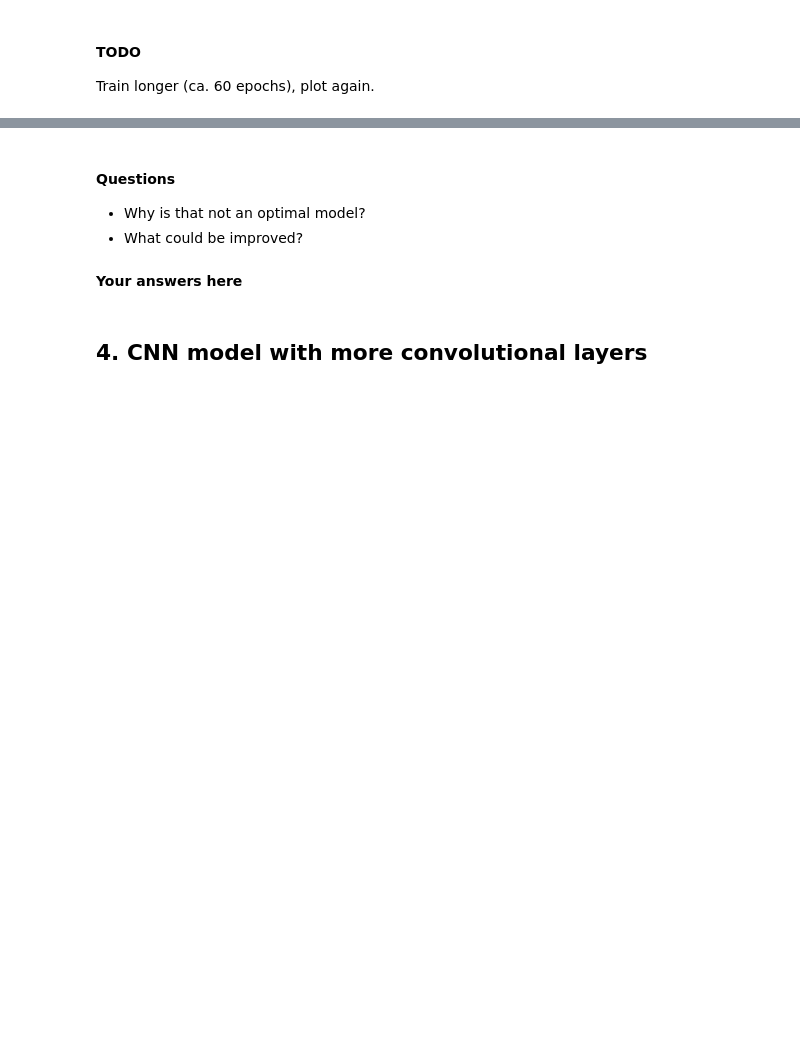
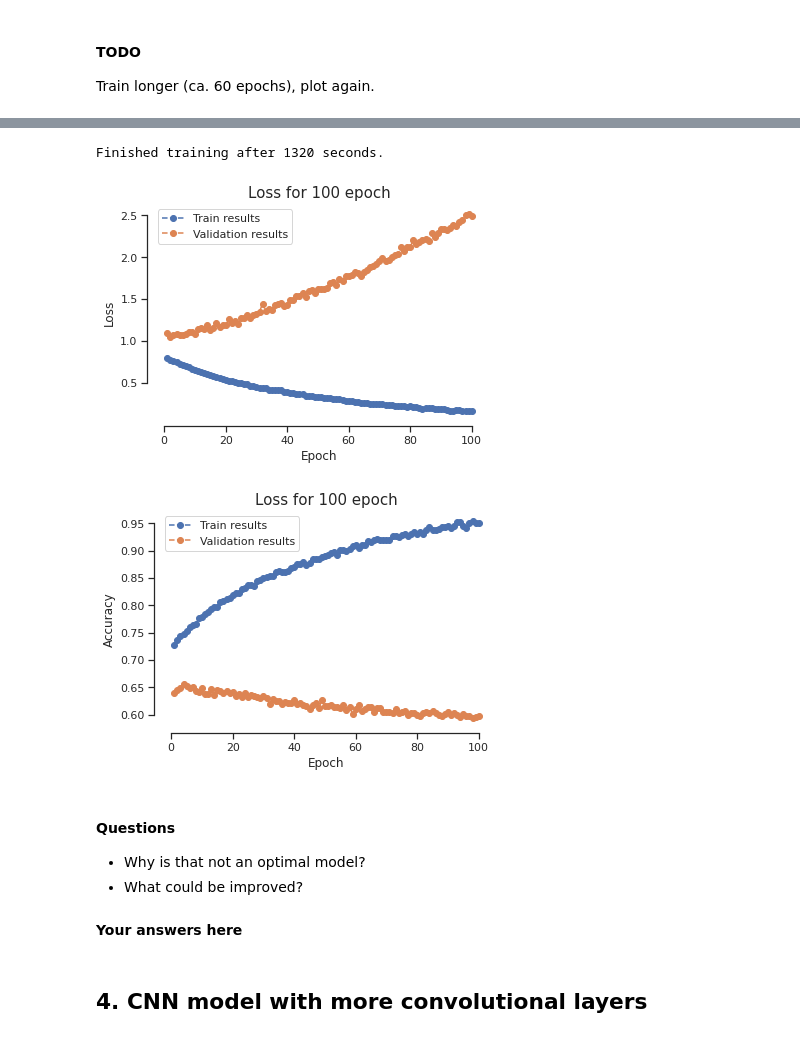
Before and after one commit to philippNolte/WS21deeplearning, a Jupyter notebook: Ex3_2021_Kimia.ipynb, the cells around one changed output, grey strips where cells are left out. Cells and saved outputs as stored; diff of their text form; code cells hidden in the pictures; blank space fills up the shorter version.

```diff
--- a/Ex3_2021_Kimia.ipynb
+++ b/Ex3_2021_Kimia.ipynb
@@ -127,0 +179,6 @@ Train longer (ca. 60 epochs), plot again.
+# %%
+# TODO train and plot
+train_losses, val_losses, train_accs, val_accs, confusion_matrix = utility.run_training(model, optimizer, loss_function, device, 100, trainloader , valloader, early_stopper=None, verbose=False)
+utility.plot("Loss for 100 epoch", "Loss", train_losses, val_losses, yscale='linear', save_path=None, extra_pt=None, extra_pt_label=None)
+utility.plot("Loss for 100 epoch", "Accuracy", train_accs, val_accs, yscale='linear', save_path=None, extra_pt=None, extra_pt_label=None)
+# %% [output]
@@ -128,3 +186,6 @@ Train longer (ca. 60 epochs), plot again.
+Finished training after 1320 seconds.
+[figure, added]
+[figure, added]
 # %% [markdown]
 #### **Questions**
 - Why is that not an optimal model?
```
Also changed, not shown: parts of 35 cells of this notebook.
